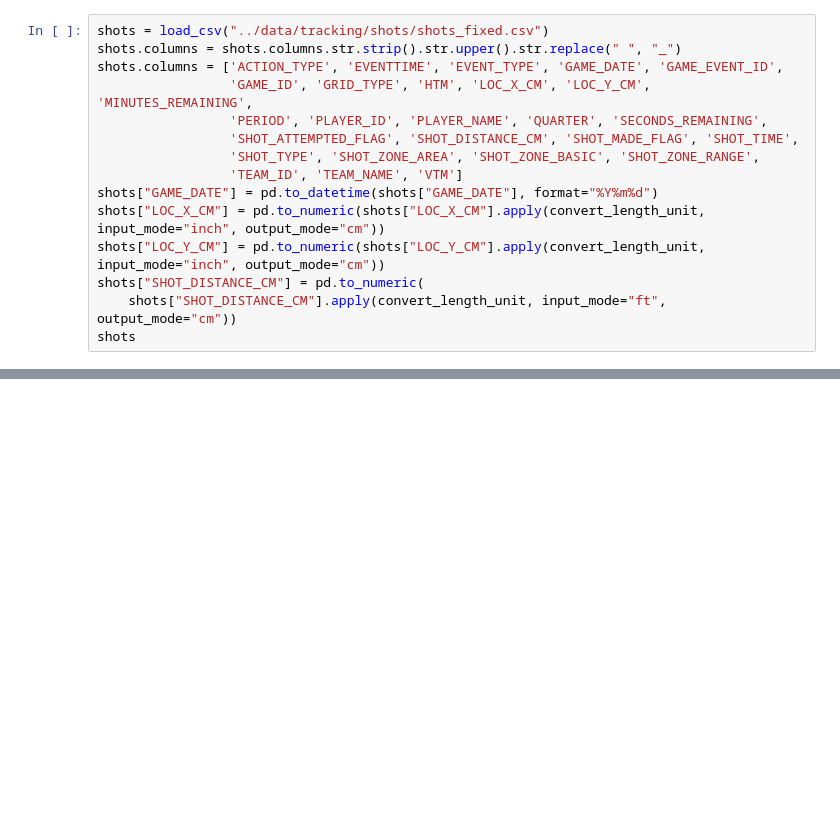
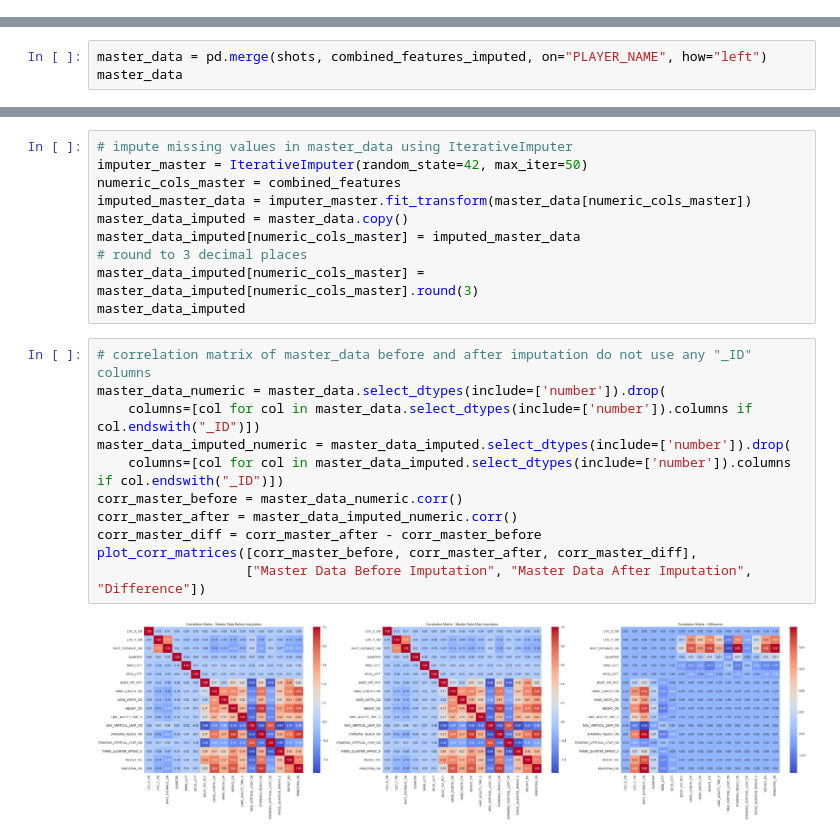
Before and after one commit to fbec76/sas-curiosity-cup-2026, a Jupyter notebook: notebooks/data_import_prep.ipynb, the cells around one changed output, grey strips where cells are left out. Saved outputs shown, nothing was run; the diff lists cells and outputs as text; blank space fills up the shorter version.

Commit message:
added current data preparation

```diff
--- a/notebooks/data_import_prep.ipynb
+++ b/notebooks/data_import_prep.ipynb
@@ -147,15 +360,0 @@ metrics
-# %%
-shots = load_csv("../data/tracking/shots/shots_fixed.csv")
-shots.columns = shots.columns.str.strip().str.upper().str.replace(" ", "_")
-shots.columns = ['ACTION_TYPE', 'EVENTTIME', 'EVENT_TYPE', 'GAME_DATE', 'GAME_EVENT_ID',
-                 'GAME_ID', 'GRID_TYPE', 'HTM', 'LOC_X_CM', 'LOC_Y_CM', 'MINUTES_REMAINING',
-                 'PERIOD', 'PLAYER_ID', 'PLAYER_NAME', 'QUARTER', 'SECONDS_REMAINING',
-                 'SHOT_ATTEMPTED_FLAG', 'SHOT_DISTANCE_CM', 'SHOT_MADE_FLAG', 'SHOT_TIME',
-                 'SHOT_TYPE', 'SHOT_ZONE_AREA', 'SHOT_ZONE_BASIC', 'SHOT_ZONE_RANGE',
-                 'TEAM_ID', 'TEAM_NAME', 'VTM']
-shots["GAME_DATE"] = pd.to_datetime(shots["GAME_DATE"], format="%Y%m%d")
-shots["LOC_X_CM"] = pd.to_numeric(shots["LOC_X_CM"].apply(convert_length_unit, input_mode="inch", output_mode="cm"))
-shots["LOC_Y_CM"] = pd.to_numeric(shots["LOC_Y_CM"].apply(convert_length_unit, input_mode="inch", output_mode="cm"))
-shots["SHOT_DISTANCE_CM"] = pd.to_numeric(
-    shots["SHOT_DISTANCE_CM"].apply(convert_length_unit, input_mode="ft", output_mode="cm"))
-shots
@@ -207,0 +398,3 @@ Table 'EVENTS' imported successfully!
+# %%
+master_data = pd.merge(shots, combined_features_imputed, on="PLAYER_NAME", how="left")
+master_data
@@ -207,0 +506,23 @@ Table 'EVENTS' imported successfully!
+# %%
+# impute missing values in master_data using IterativeImputer
+imputer_master = IterativeImputer(random_state=42, max_iter=50)
+numeric_cols_master = combined_features
+imputed_master_data = imputer_master.fit_transform(master_data[numeric_cols_master])
+master_data_imputed = master_data.copy()
+master_data_imputed[numeric_cols_master] = imputed_master_data
+# round to 3 decimal places
+master_data_imputed[numeric_cols_master] = master_data_imputed[numeric_cols_master].round(3)
+master_data_imputed
+# %%
+# correlation matrix of master_data before and after imputation do not use any "_ID" columns
+master_data_numeric = master_data.select_dtypes(include=['number']).drop(
+    columns=[col for col in master_data.select_dtypes(include=['number']).columns if col.endswith("_ID")])
+master_data_imputed_numeric = master_data_imputed.select_dtypes(include=['number']).drop(
+    columns=[col for col in master_data_imputed.select_dtypes(include=['number']).columns if col.endswith("_ID")])
+corr_master_before = master_data_numeric.corr()
+corr_master_after = master_data_imputed_numeric.corr()
+corr_master_diff = corr_master_after - corr_master_before
+plot_corr_matrices([corr_master_before, corr_master_after, corr_master_diff],
+                   ["Master Data Before Imputation", "Master Data After Imputation", "Difference"])
+# %% [output]
+[figure, added]
```
Also changed, not shown: parts of 25 cells of this notebook, 42 other files.
